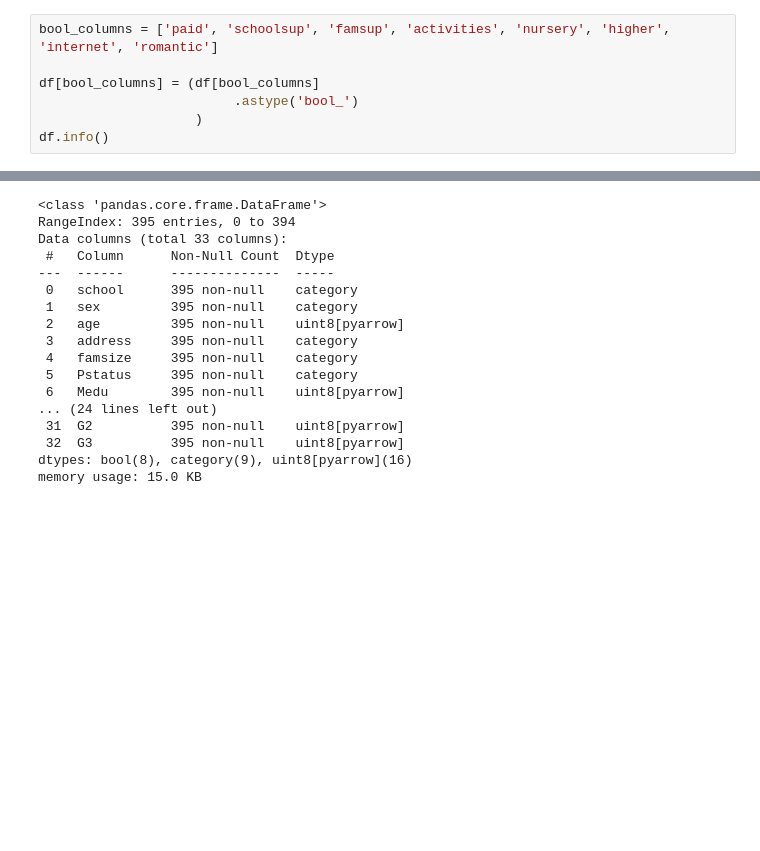
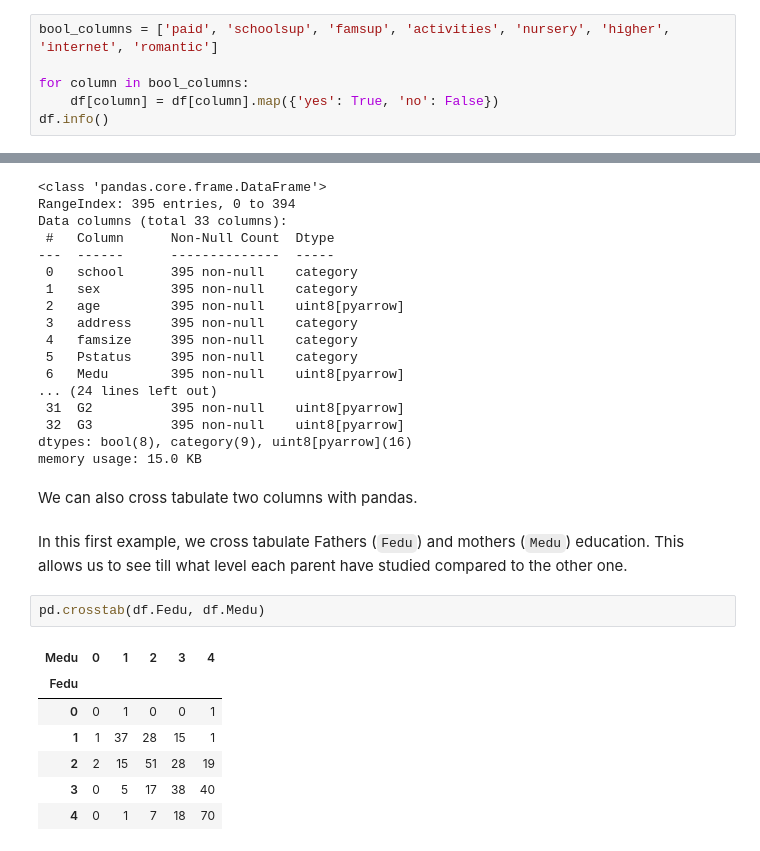
Before and after one commit to agpt8/data_science_portfolio, a Jupyter notebook: student-data-analysis.ipynb, the cells around one changed output, grey strips where cells are left out. Cells and saved outputs as stored; diff of their text form; blank space fills up the shorter version.

Commit message:
add crosstab section

```diff
--- a/student-data-analysis.ipynb
+++ b/student-data-analysis.ipynb
@@ -480,9 +479,8 @@ The columns with `yes` and `no` values in them like `paid`, `schoolsup`, `famsup
 # %%
 bool_columns = ['paid', 'schoolsup', 'famsup', 'activities', 'nursery', 'higher', 'internet', 'romantic']
 
-df[bool_columns] = (df[bool_columns]
-                         .astype('bool_')
-                    )
+for column in bool_columns:
+    df[column] = df[column].map({'yes': True, 'no': False})
 df.info()
 # %% [output]
 <class 'pandas.core.frame.DataFrame'>
@@ -539,3 +537,17 @@ Data columns (total 33 columns):
  32  G3          395 non-null    uint8[pyarrow]
 dtypes: bool(8), category(9), uint8[pyarrow](16)
 memory usage: 15.0 KB
+# %% [markdown]
+We can also cross tabulate two columns with pandas.
+# %% [markdown]
+In this first example, we cross tabulate Fathers (`Fedu`) and mothers (`Medu`) education. This allows us to see till what level each parent have studied compared to the other one.
+# %%
+pd.crosstab(df.Fedu, df.Medu)
+# %% [output]
+| Medu | 0 | 1 | 2 | 3 | 4 |
+| Fedu |  |  |  |  |  |
+| 0 | 0 | 1 | 0 | 0 | 1 |
+| 1 | 1 | 37 | 28 | 15 | 1 |
+| 2 | 2 | 15 | 51 | 28 | 19 |
+| 3 | 0 | 5 | 17 | 38 | 40 |
+| 4 | 0 | 1 | 7 | 18 | 70 |
```
Also changed, not shown: parts of 7 cells of this notebook.
